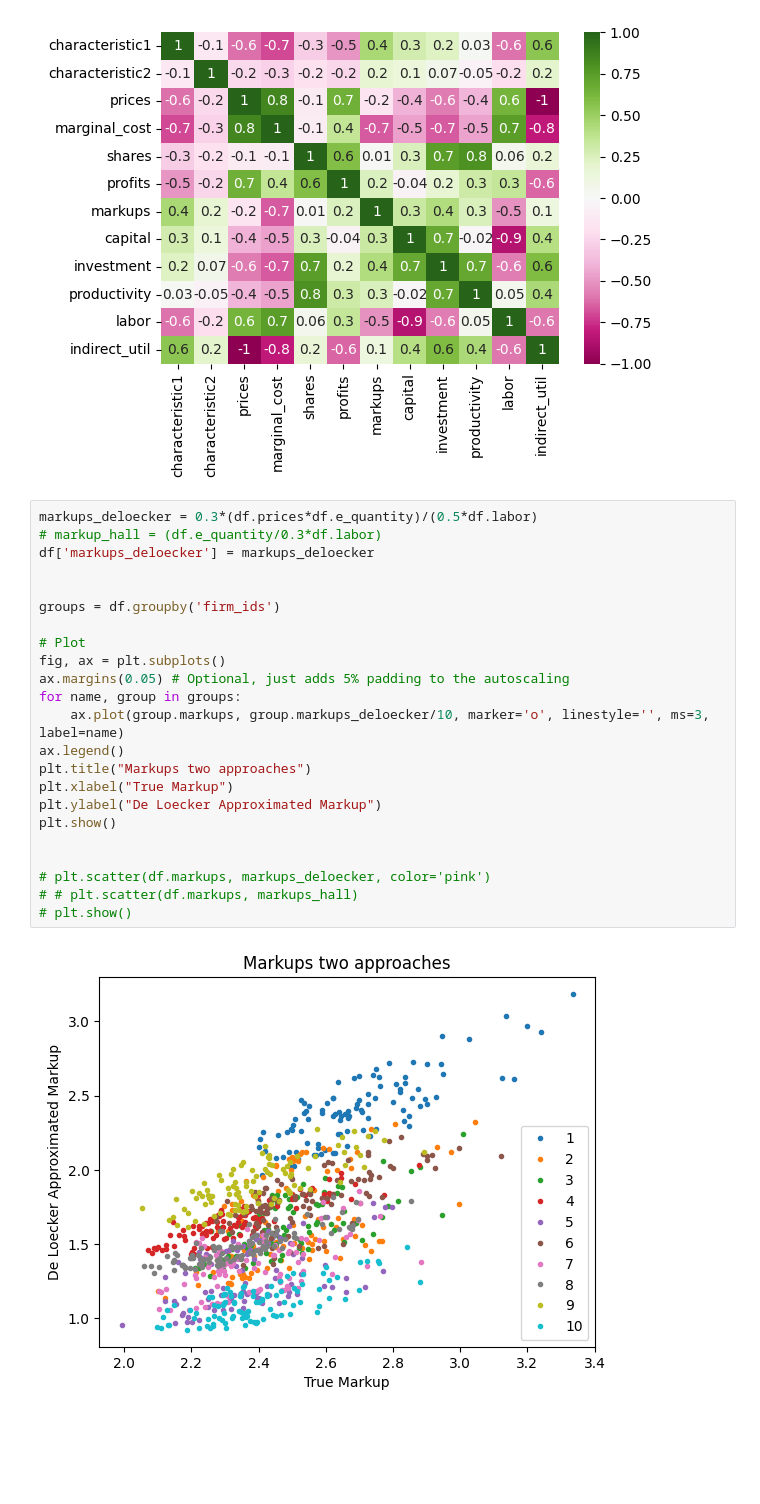
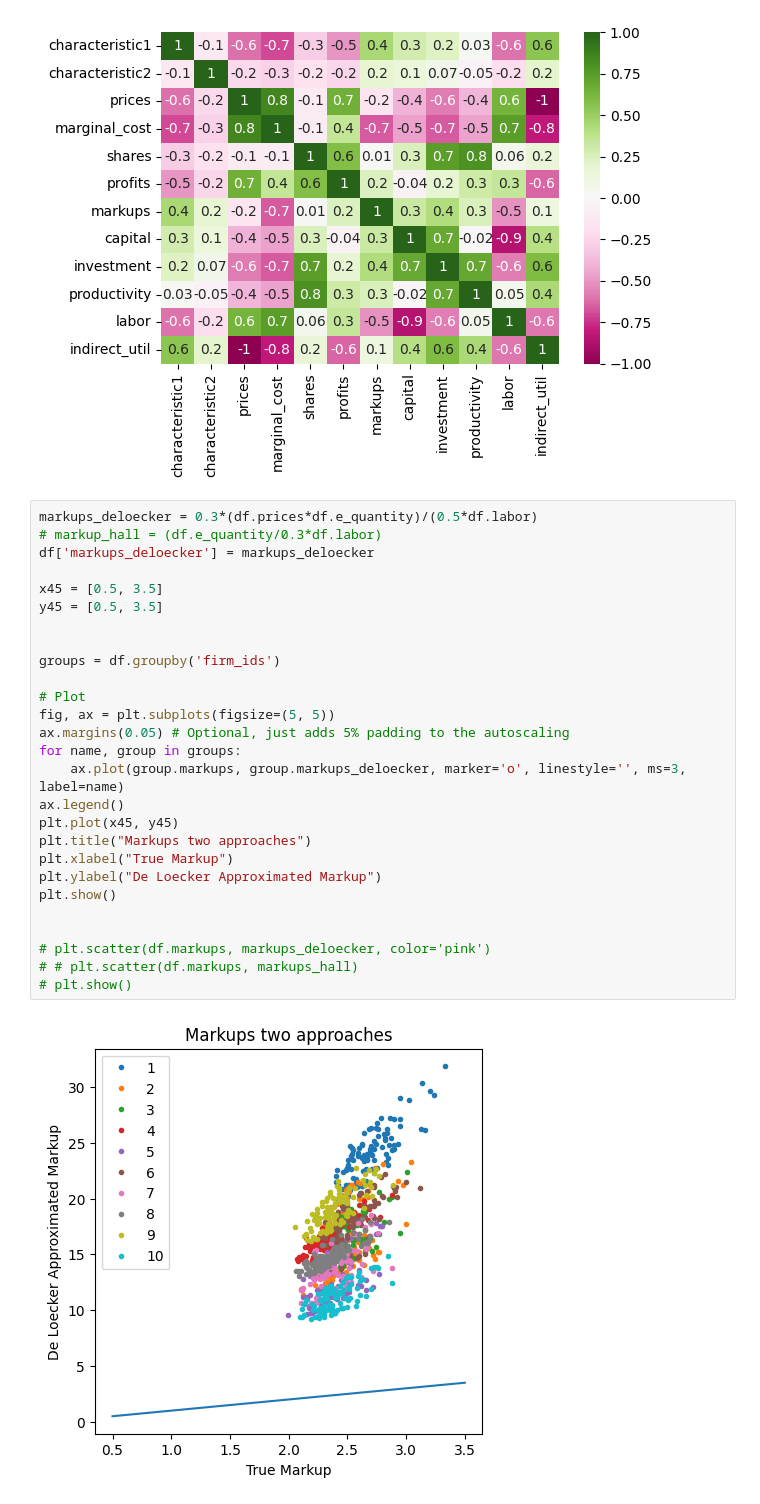
Before and after one commit to anuscabc/markdown_estimation, a Jupyter notebook: plots/plot_single_run_integrated.ipynb, the cells around one changed output. Cells and saved outputs as stored; diff of their text form; blank space fills up the shorter version.

```diff
--- a/plots/plot_single_run_integrated.ipynb
+++ b/plots/plot_single_run_integrated.ipynb
@@ -106,25 +106,29 @@ plt.savefig('correlation_map_model.pdf')
 # %%
 markups_deloecker = 0.3*(df.prices*df.e_quantity)/(0.5*df.labor)
 # markup_hall = (df.e_quantity/0.3*df.labor)
 df['markups_deloecker'] = markups_deloecker
 
+x45 = [0.5, 3.5]
+y45 = [0.5, 3.5]
+
 
 groups = df.groupby('firm_ids')
 
 # Plot
-fig, ax = plt.subplots()
+fig, ax = plt.subplots(figsize=(5, 5))
 ax.margins(0.05) # Optional, just adds 5% padding to the autoscaling
 for name, group in groups:
-    ax.plot(group.markups, group.markups_deloecker/10, marker='o', linestyle='', ms=3, label=name)
+    ax.plot(group.markups, group.markups_deloecker, marker='o', linestyle='', ms=3, label=name)
 ax.legend()
+plt.plot(x45, y45)
 plt.title("Markups two approaches")
 plt.xlabel("True Markup")
 plt.ylabel("De Loecker Approximated Markup")
 plt.show()
 
 
 # plt.scatter(df.markups, markups_deloecker, color='pink')
 # # plt.scatter(df.markups, markups_hall)
 # plt.show()
 # %% [output]
-[figure, old version]
+[figure, new version]
```
Also changed, not shown: 1 other file.
